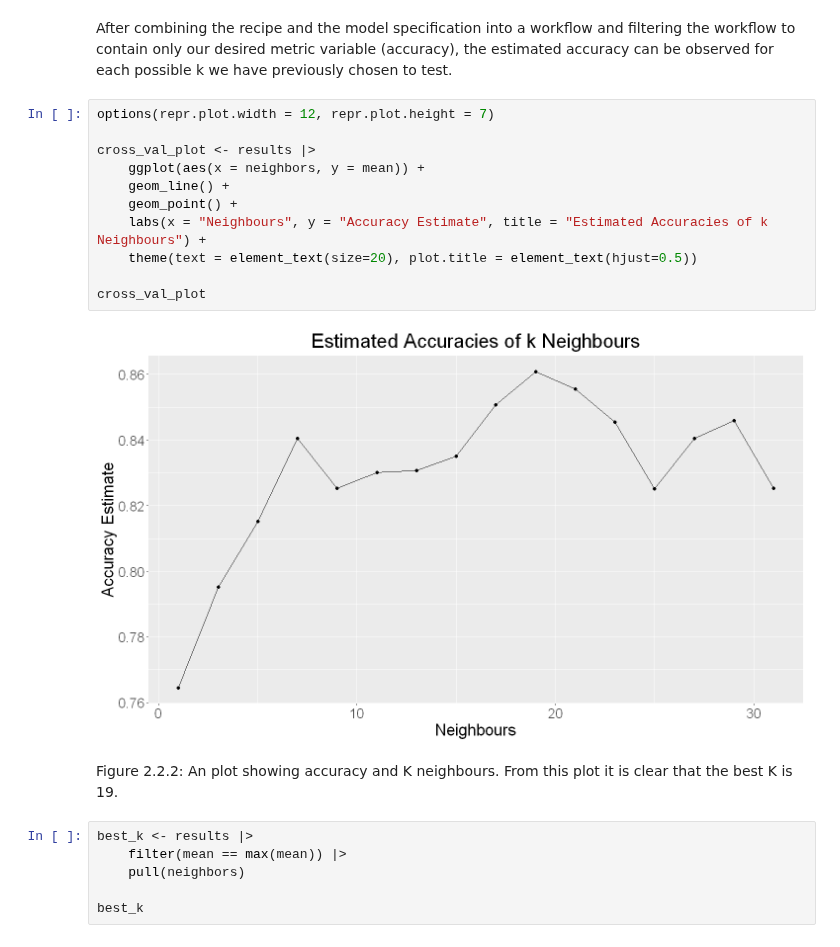
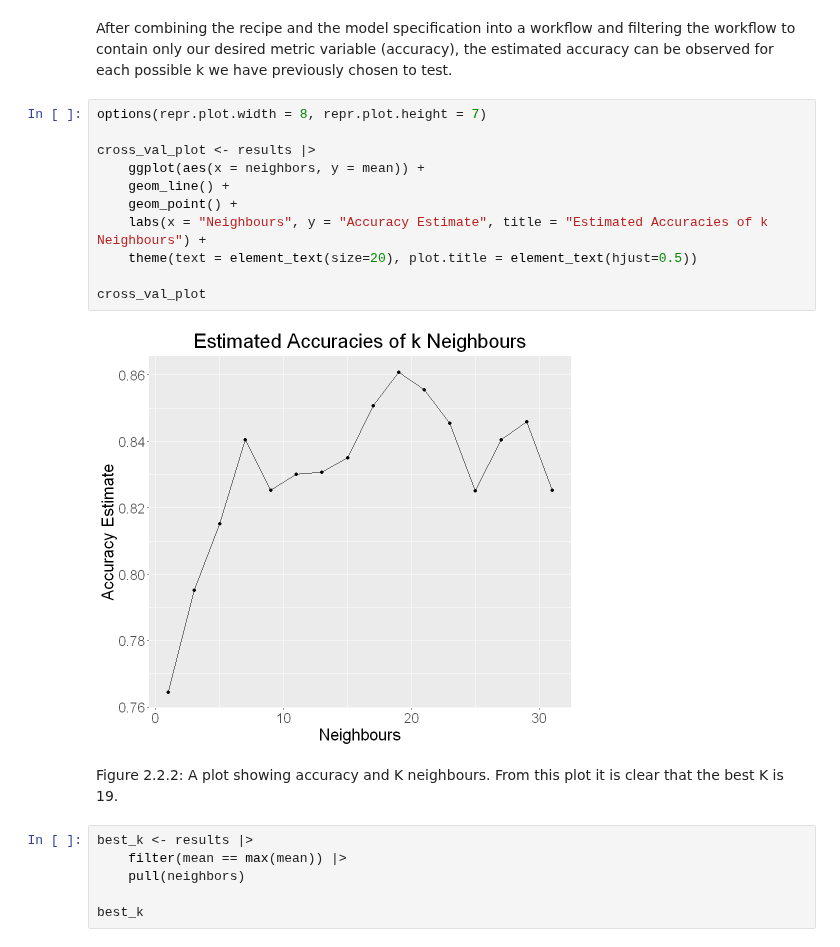
Before and after one commit to elshire7311/dsci100_group73, a Jupyter notebook: heart_analysis.ipynb, the cells around one changed output. Cells and saved outputs as stored; diff of their text form.

```diff
--- a/heart_analysis.ipynb
+++ b/heart_analysis.ipynb
@@ -453,20 +453,20 @@ Figure 2.2.1: A table of the accuracies of each K found through cross-validation
 # %% [markdown]
 After combining the recipe and the model specification into a workflow and filtering the workflow to contain only our desired metric variable (accuracy), the estimated accuracy can be observed for each possible k we have previously chosen to test.
 # %%
-options(repr.plot.width = 12, repr.plot.height = 7)
+options(repr.plot.width = 8, repr.plot.height = 7)
 
 cross_val_plot <- results |>
     ggplot(aes(x = neighbors, y = mean)) +
     geom_line() +
     geom_point() +
     labs(x = "Neighbours", y = "Accuracy Estimate", title = "Estimated Accuracies of k Neighbours") +
     theme(text = element_text(size=20), plot.title = element_text(hjust=0.5))
 
 cross_val_plot
 # %% [output]
-[figure, old version]
+[figure, new version]
 # %% [markdown]
-Figure 2.2.2: An plot showing accuracy and K neighbours. From this plot it is clear that the best K is 19.
+Figure 2.2.2: A plot showing accuracy and K neighbours. From this plot it is clear that the best K is 19.
 # %%
 best_k <- results |>
     filter(mean == max(mean)) |>
```
Also changed, not shown: parts of 2 cells of this notebook.
